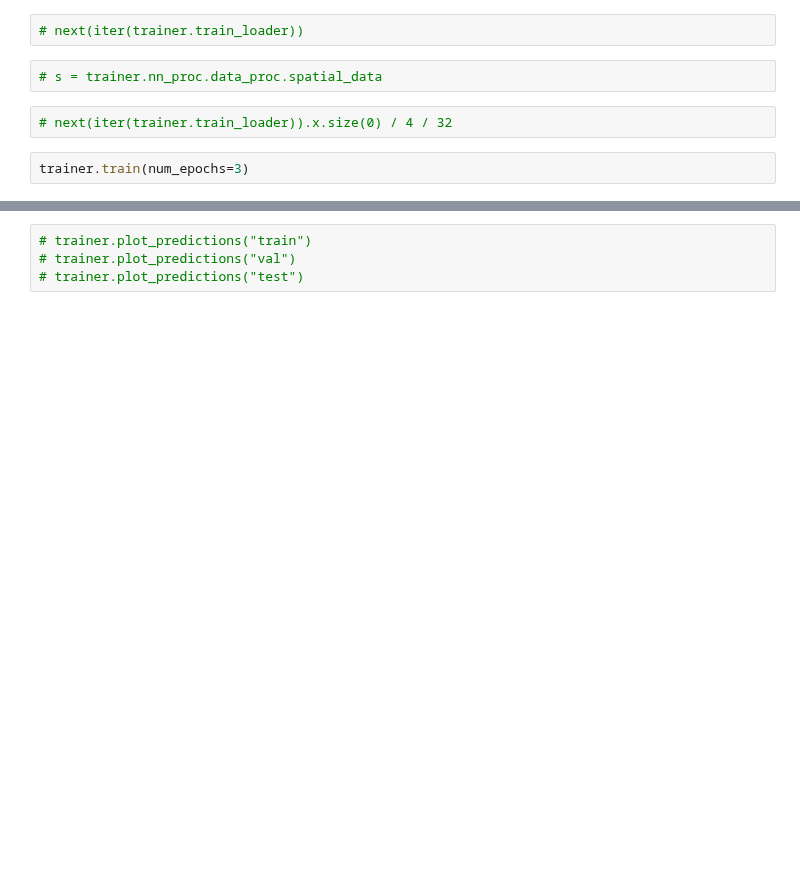
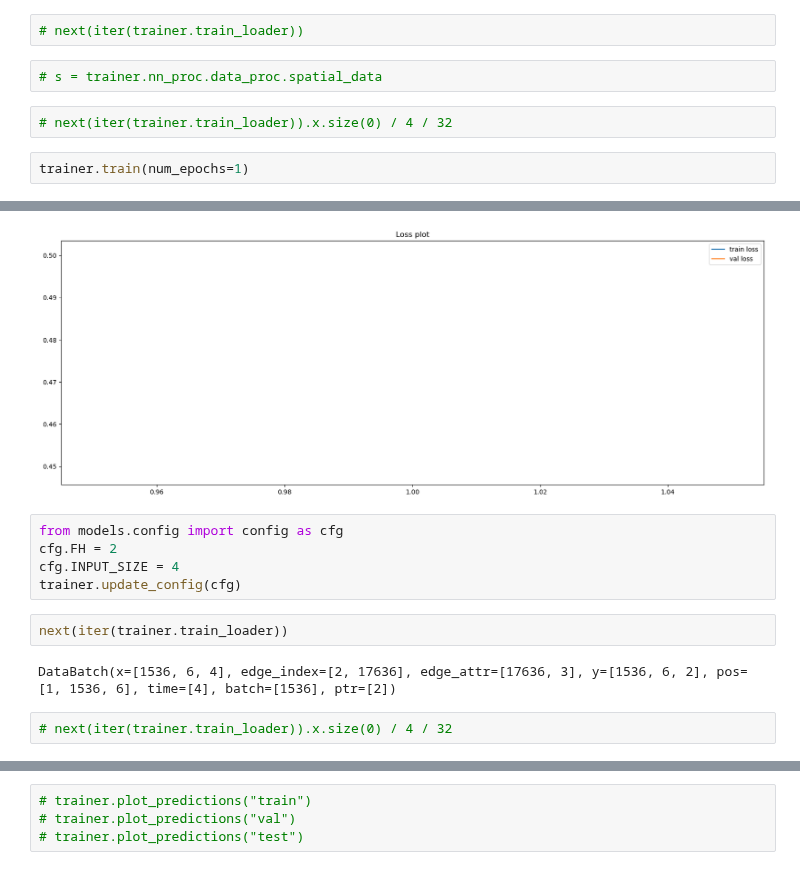
Before and after one commit to iwamaciek/stwp, a Jupyter notebook: demos/gnn-demo.ipynb, the cells around one changed output, grey strips where cells are left out. Drawn from its saved outputs; the diff is of its cells as text; blank space fills up the shorter version.

```diff
--- a/demos/gnn-demo.ipynb
+++ b/demos/gnn-demo.ipynb
@@ -28,5 +28,5 @@ DataBatch(x=[1125, 6, 5], edge_index=[2, 12804], edge_attr=[12804, 3], y=[1125,
 # %%
 # next(iter(trainer.train_loader)).x.size(0) / 4 / 32
 # %%
-trainer.train(num_epochs=3)
+trainer.train(num_epochs=1)
 # %% [output]
@@ -33,0 +37,12 @@ RuntimeError: shape '[1, 1536, 32]' is invalid for input of size 36000
+[figure, added]
+# %%
+from models.config import config as cfg
+cfg.FH = 2
+cfg.INPUT_SIZE = 4
+trainer.update_config(cfg)
+# %%
+next(iter(trainer.train_loader))
+# %% [output]
+DataBatch(x=[1536, 6, 4], edge_index=[2, 17636], edge_attr=[17636, 3], y=[1536, 6, 2], pos=[1, 1536, 6], time=[4], batch=[1536], ptr=[2])
+# %%
+# next(iter(trainer.train_loader)).x.size(0) / 4 / 32
```
Also changed, not shown: parts of 8 cells of this notebook, 6 other files.
